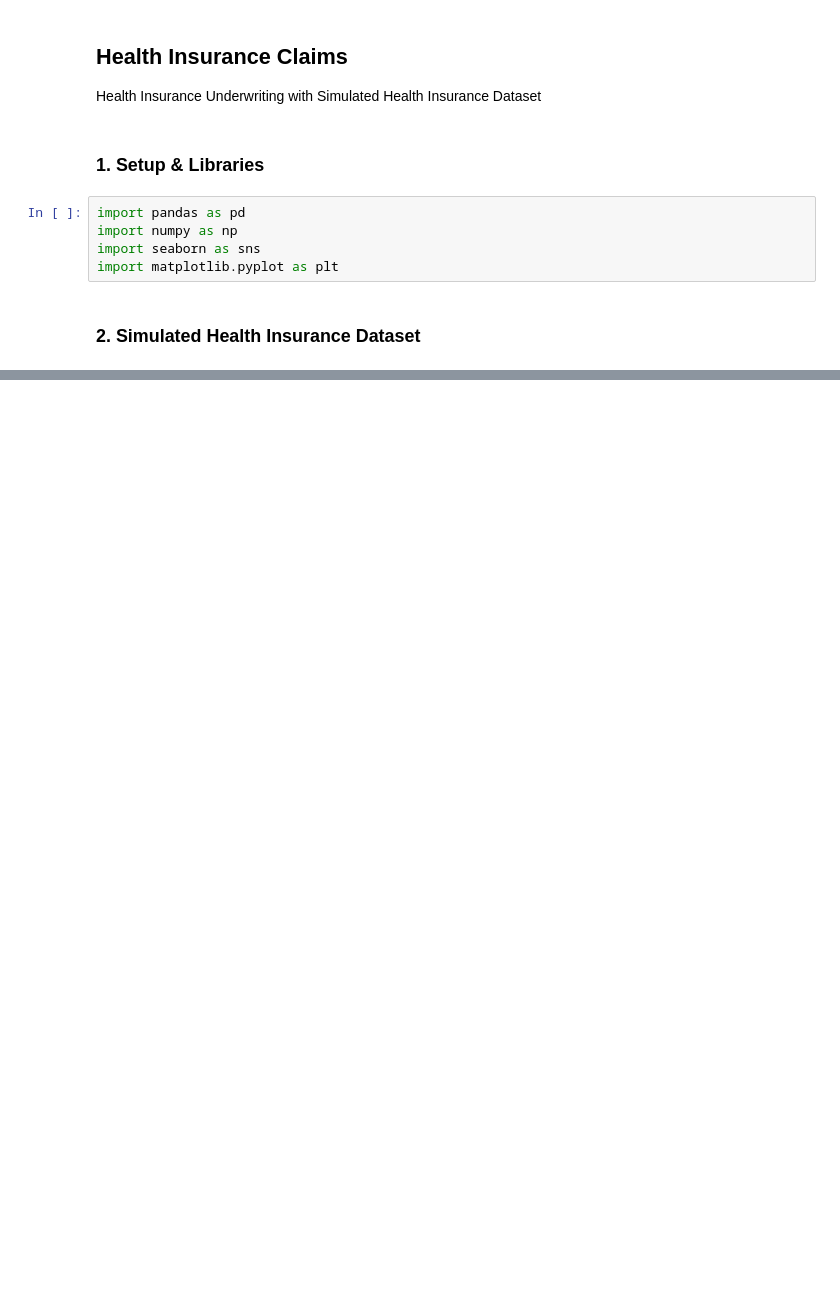
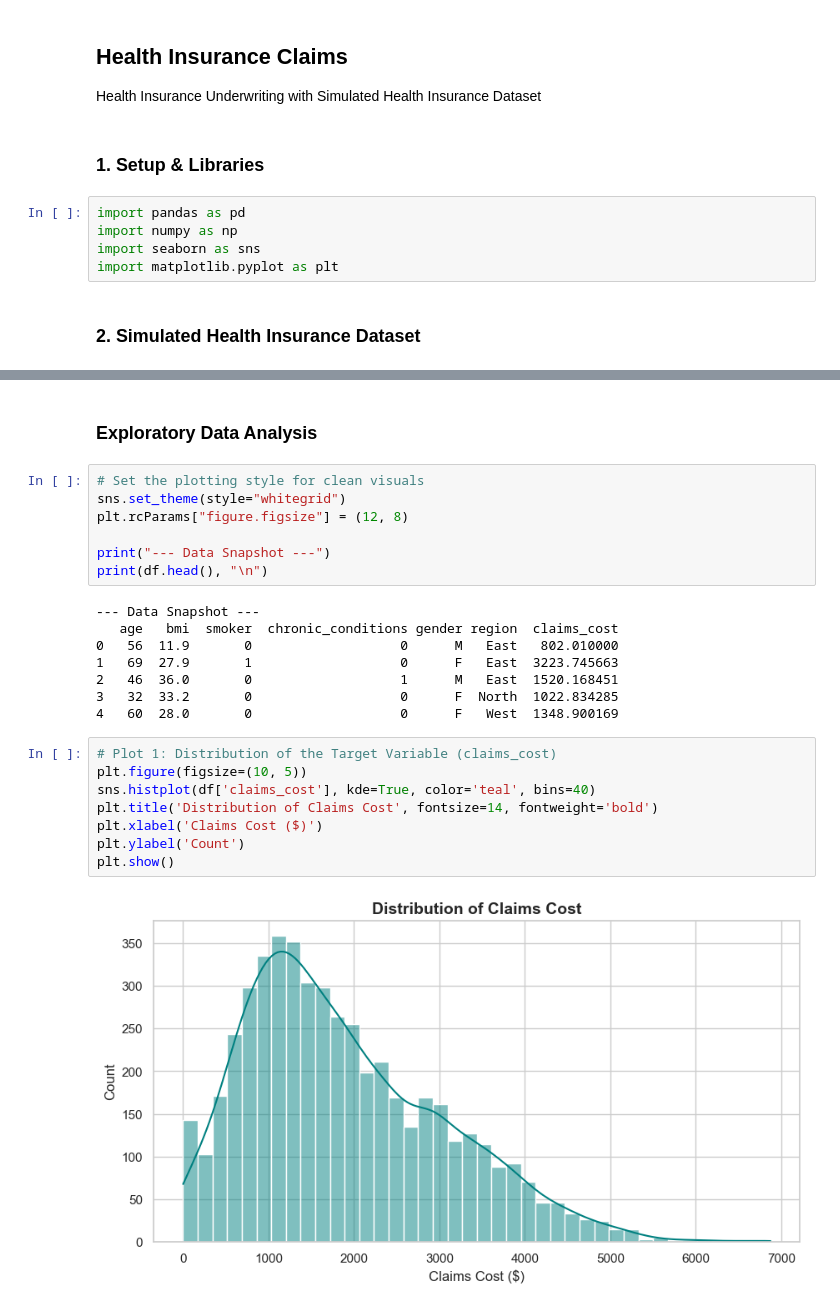
Before and after one commit to Kurodataio/Health-Insurance-Claims, a Jupyter notebook: health-insurance-claims.ipynb, the cells around one changed output, grey strips where cells are left out. Drawn from its saved outputs; the diff is of its cells as text; blank space fills up the shorter version.

Commit message:
Add plot1-Distribution of Claims Cost

```diff
--- a/health-insurance-claims.ipynb
+++ b/health-insurance-claims.ipynb
@@ -37,0 +45,27 @@ df.head()
+# %% [markdown]
+### Exploratory Data Analysis
+# %%
+# Set the plotting style for clean visuals
+sns.set_theme(style="whitegrid")
+plt.rcParams["figure.figsize"] = (12, 8)
+
+print("--- Data Snapshot ---")
+print(df.head(), "\n")
+# %% [output]
+--- Data Snapshot ---
+   age   bmi  smoker  chronic_conditions gender region  claims_cost
+0   56  11.9       0                   0      M   East   802.010000
+1   69  27.9       1                   0      F   East  3223.745663
+2   46  36.0       0                   1      M   East  1520.168451
+3   32  33.2       0                   0      F  North  1022.834285
+4   60  28.0       0                   0      F   West  1348.900169
+# %%
+# Plot 1: Distribution of the Target Variable (claims_cost)
+plt.figure(figsize=(10, 5))
+sns.histplot(df['claims_cost'], kde=True, color='teal', bins=40)
+plt.title('Distribution of Claims Cost', fontsize=14, fontweight='bold')
+plt.xlabel('Claims Cost ($)')
+plt.ylabel('Count')
+plt.show()
+# %% [output]
+[figure, added]
```
Also changed, not shown: parts of 1 cell of this notebook.
